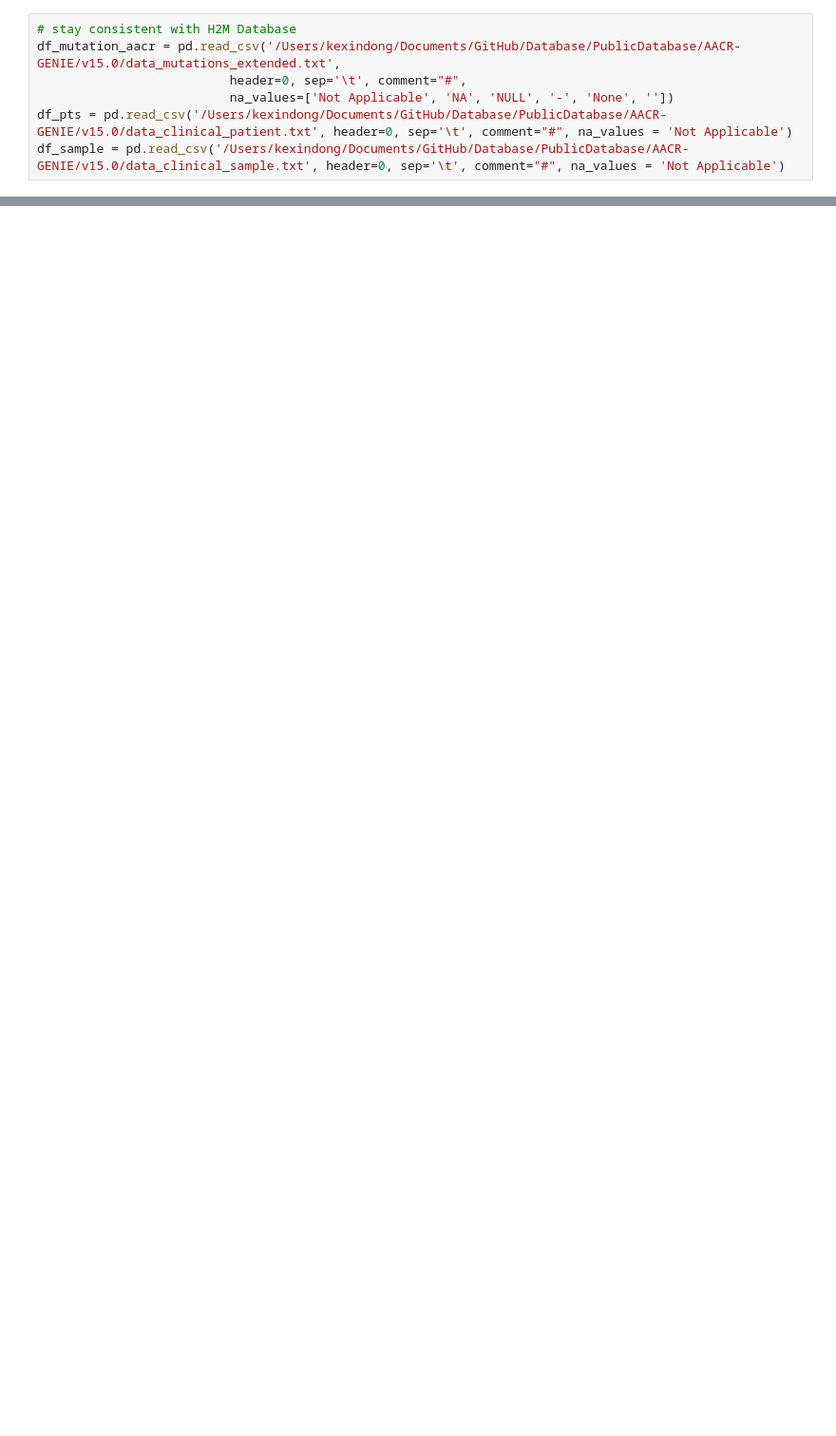
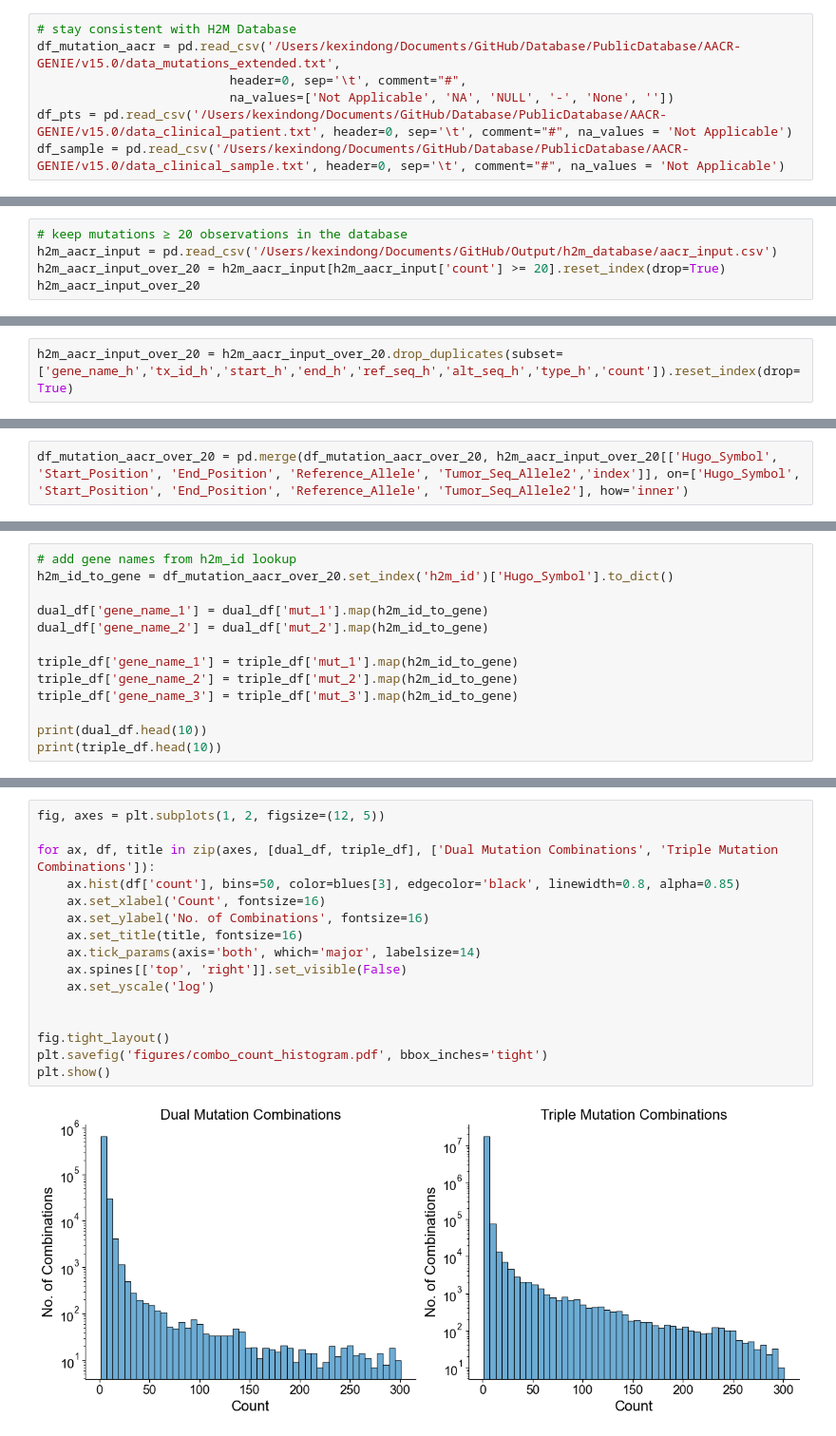
Before and after one commit to kexindon/PE7-mouse-multiplexed-editing, a Jupyter notebook: multiplexed_mutation_coverage.ipynb, the cells around one changed output, grey strips where cells are left out. Shown at 95% size. Cells and saved outputs as stored; diff of their text form; blank space fills up the shorter version.

```diff
--- a/multiplexed_mutation_coverage.ipynb
+++ b/multiplexed_mutation_coverage.ipynb
@@ -203,0 +203,5 @@ plt.show()
+# %%
+# keep mutations ≥ 20 observations in the database
+h2m_aacr_input = pd.read_csv('/Users/kexindong/Documents/GitHub/Output/h2m_database/aacr_input.csv')
+h2m_aacr_input_over_20 = h2m_aacr_input[h2m_aacr_input['count'] >= 20].reset_index(drop=True)
+h2m_aacr_input_over_20
@@ -203,0 +222,2 @@ plt.show()
+# %%
+h2m_aacr_input_over_20 = h2m_aacr_input_over_20.drop_duplicates(subset=['gene_name_h','tx_id_h','start_h','end_h','ref_seq_h','alt_seq_h','type_h','count']).reset_index(drop=True)
@@ -203,0 +280,2 @@ plt.show()
+# %%
+df_mutation_aacr_over_20 = pd.merge(df_mutation_aacr_over_20, h2m_aacr_input_over_20[['Hugo_Symbol', 'Start_Position', 'End_Position', 'Reference_Allele', 'Tumor_Seq_Allele2','index']], on=['Hugo_Symbol', 'Start_Position', 'End_Position', 'Reference_Allele', 'Tumor_Seq_Allele2'], how='inner')
@@ -203,0 +351,13 @@ plt.show()
+# %%
+# add gene names from h2m_id lookup
+h2m_id_to_gene = df_mutation_aacr_over_20.set_index('h2m_id')['Hugo_Symbol'].to_dict()
+
+dual_df['gene_name_1'] = dual_df['mut_1'].map(h2m_id_to_gene)
+dual_df['gene_name_2'] = dual_df['mut_2'].map(h2m_id_to_gene)
+
+triple_df['gene_name_1'] = triple_df['mut_1'].map(h2m_id_to_gene)
+triple_df['gene_name_2'] = triple_df['mut_2'].map(h2m_id_to_gene)
+triple_df['gene_name_3'] = triple_df['mut_3'].map(h2m_id_to_gene)
+
+print(dual_df.head(10))
+print(triple_df.head(10))
@@ -203,0 +382,18 @@ plt.show()
+# %%
+fig, axes = plt.subplots(1, 2, figsize=(12, 5))
+
+for ax, df, title in zip(axes, [dual_df, triple_df], ['Dual Mutation Combinations', 'Triple Mutation Combinations']):
+    ax.hist(df['count'], bins=50, color=blues[3], edgecolor='black', linewidth=0.8, alpha=0.85)
+    ax.set_xlabel('Count', fontsize=16)
+    ax.set_ylabel('No. of Combinations', fontsize=16)
+    ax.set_title(title, fontsize=16)
+    ax.tick_params(axis='both', which='major', labelsize=14)
+    ax.spines[['top', 'right']].set_visible(False)
+    ax.set_yscale('log')
+
+
+fig.tight_layout()
+plt.savefig('figures/combo_count_histogram.pdf', bbox_inches='tight')
+plt.show()
+# %% [output]
+[figure, added]
```
Also changed, not shown: parts of 40 cells of this notebook, 1 other file.
